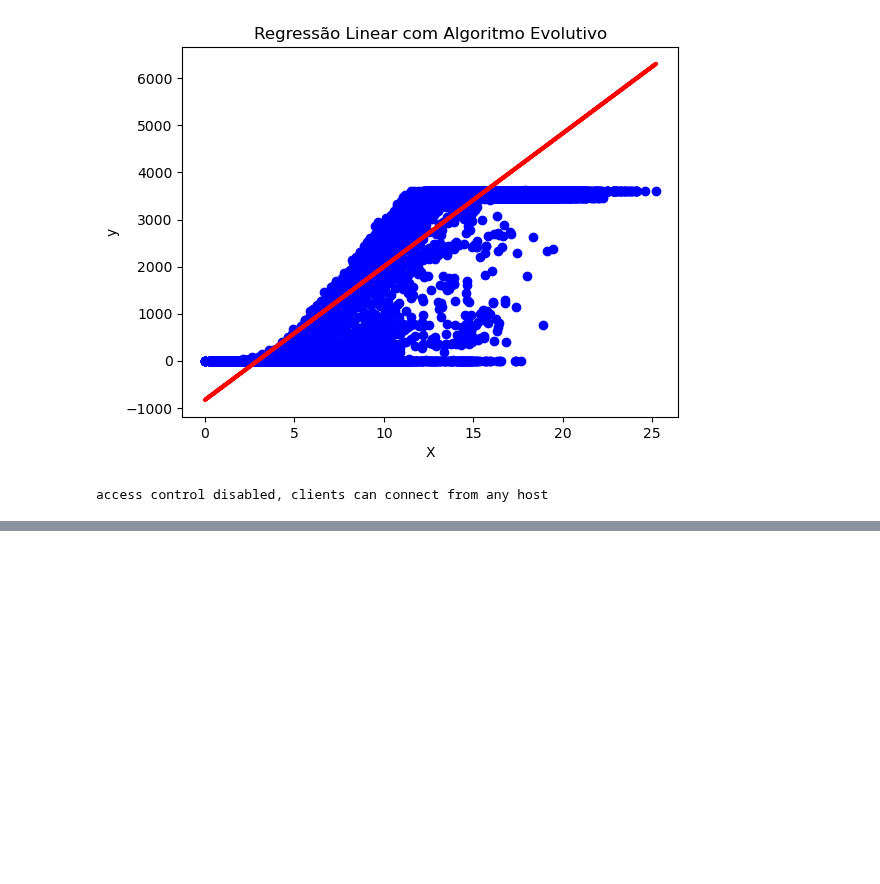
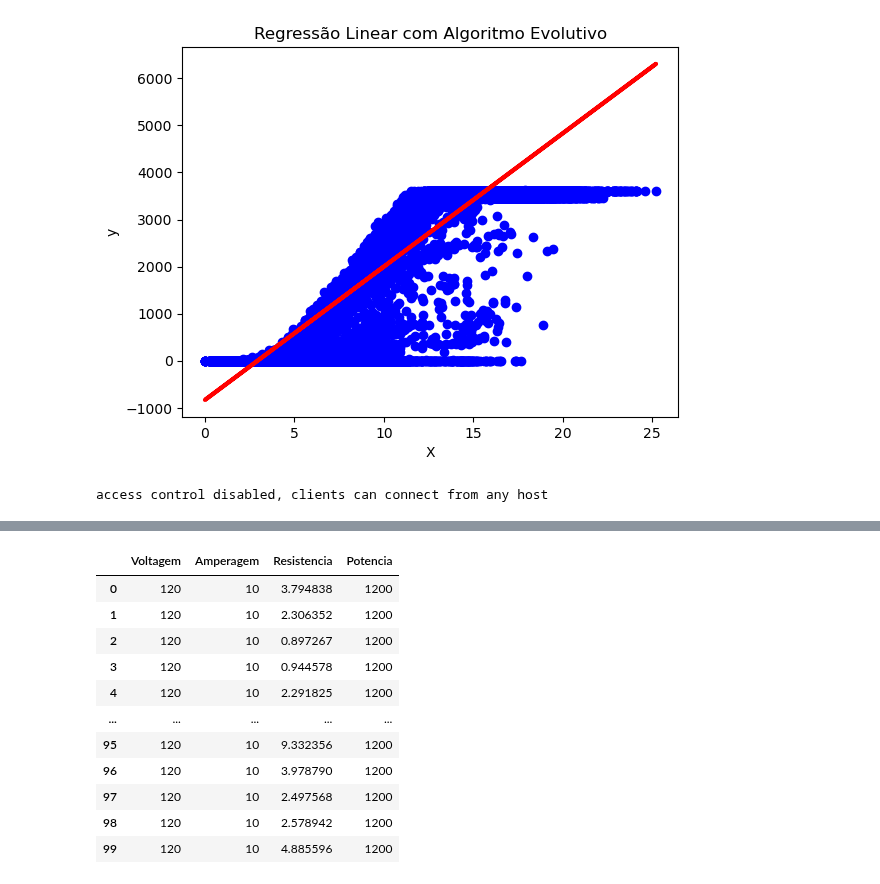
Before and after one commit to PedroVic12/Engenharia-Eletrica-UFF, a Jupyter notebook: Iniciação Cientifica - Eng Eletrica UFF/evolution_rce_master/evolution_rce_turbina_eolica.ipynb, the cells around one changed output, grey strips where cells are left out. Drawn from its saved outputs; the diff is of its cells as text; code cells hidden in the pictures; blank space fills up the shorter version.

```diff
--- a/Iniciação Cientifica - Eng Eletrica UFF/evolution_rce_master/evolution_rce_turbina_eolica.ipynb
+++ b/Iniciação Cientifica - Eng Eletrica UFF/evolution_rce_master/evolution_rce_turbina_eolica.ipynb
@@ -441,0 +511,93 @@ Point(x=506, y=472)
+# %%
+import time
+import pandas as pd
+import numpy as np
+import math
+
+def fitness_function_lei_ohm(individual, decision_variables):
+    voltagem, amperagem = decision_variables
+    # Calcula a resistência usando a lei de Ohm: V = RI => R = V/I
+    resistencia = voltagem / amperagem
+    # Calcula a diferença entre a resistência desejada e a resistência calculada para cada amostra
+    diferenca_resistencia = resistencia - individual
+    # Calcula o valor absoluto da diferença para cada amostra
+    abs_diferenca_resistencia = np.abs(diferenca_resistencia)
+    # Retorna a média das diferenças absolutas como medida de fitness
+    return np.mean(abs_diferenca_resistencia)
+
+def leideOhm(individual, decision_variables):
+    voltagem, amperagem = decision_variables
+    return np.mean(np.abs((voltagem / amperagem)))
+
+
+# Definição da função main
+def main():
+    tempo1 = time.time()
+
+    # Carregar dados e separá-los em X e y
+    num_samples = 100
+    voltagem = 120  # Volts
+    amperagem = 10  # Amps
+    dados_circuito = {
+        'Voltagem': np.full(num_samples, voltagem),
+        'Amperagem': np.full(num_samples, amperagem),
+        'Resistencia': np.random.uniform(0.1, 10, num_samples),  # Valores aleatórios para a resistência
+    }
+    # Calcular a potência usando a lei de Ohm: V = RI => R = V/I
+    dados_circuito['Potencia'] = dados_circuito['Voltagem'] * dados_circuito['Amperagem']
+
+    # Criar DataFrame
+    df_circuito = pd.DataFrame(dados_circuito)
+
+    X = df_circuito['Voltagem'].values
+    y = df_circuito['Amperagem'].values
+    display(df_circuito)
+    print(X.shape,y.shape)
+
+    # Inicializar as classes necessárias
+    params = load_params("/home/pedrov/Documentos/GitHub/Engenharia-Eletrica-UFF/Iniciação Cientifica - Eng Eletrica UFF/evolution_rce_master/src/db/parameters.json")
+    setup = Setup(params)
+    alg = AlgEvolution(setup)
+    data_visual = DataExploration()
+
+    # Executar o algoritmo de evolução
+    pop_with_repopulation, logbook_with_repopulation, best_variables = alg.run(
+        RCE=True,
+        fitness_function= leideOhm,
+        decision_variables=(X, y),
+    )
+    print("\nEvolução concluída  - 100%")
+
+    # Exibir resultados
+    all_df = data_visual.displayDataFrameInfo(alg.allIndividualValuesArray, "\n\nTodos Individuos Gerados")
+    print("\n\n-->Conjunto Elite:", alg.pop_RCE)
+    best_df = pd.DataFrame(alg.pop_RCE)
+    display(best_df.sort_values(by="Fitness", ascending=False))
+
+    print("\nResults RCE")
+    alg.combinar_aleatoriamente()
+
+    # Visualização dos resultados
+    print("\n\nVISUALIZANDO OS RESULTADOS")
+    data_visual.visualize(
+        logbook_with_repopulation, pop_with_repopulation, repopulation=True
+    )
+
+    tempo2 = time.time()
+    print(f"Total execution time: {round(tempo2-tempo1,2)} seconds")
+
+# Chamar a função main
+main()
+# %% [output]
+|  | Voltagem | Amperagem | Resistencia | Potencia |
+| 0 | 120 | 10 | 3.794838 | 1200 |
+| 1 | 120 | 10 | 2.306352 | 1200 |
+| 2 | 120 | 10 | 0.897267 | 1200 |
+| 3 | 120 | 10 | 0.944578 | 1200 |
+| 4 | 120 | 10 | 2.291825 | 1200 |
+| ... | ... | ... | ... | ... |
+| 95 | 120 | 10 | 9.332356 | 1200 |
+| 96 | 120 | 10 | 3.978790 | 1200 |
+| 97 | 120 | 10 | 2.497568 | 1200 |
+| 98 | 120 | 10 | 2.578942 | 1200 |
+| 99 | 120 | 10 | 4.885596 | 1200 |
```
Also changed, not shown: parts of 7 cells of this notebook, 9 other files.
